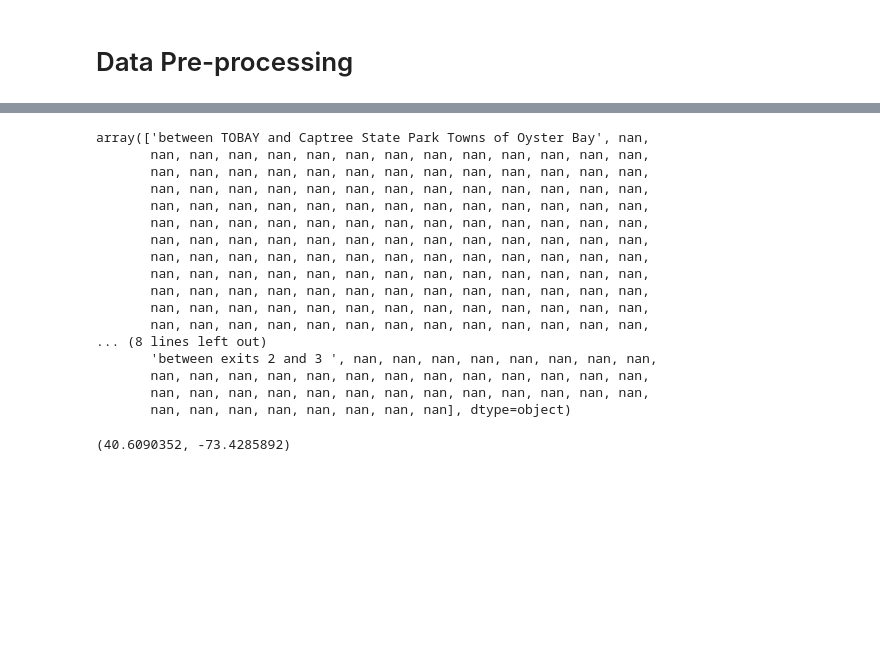
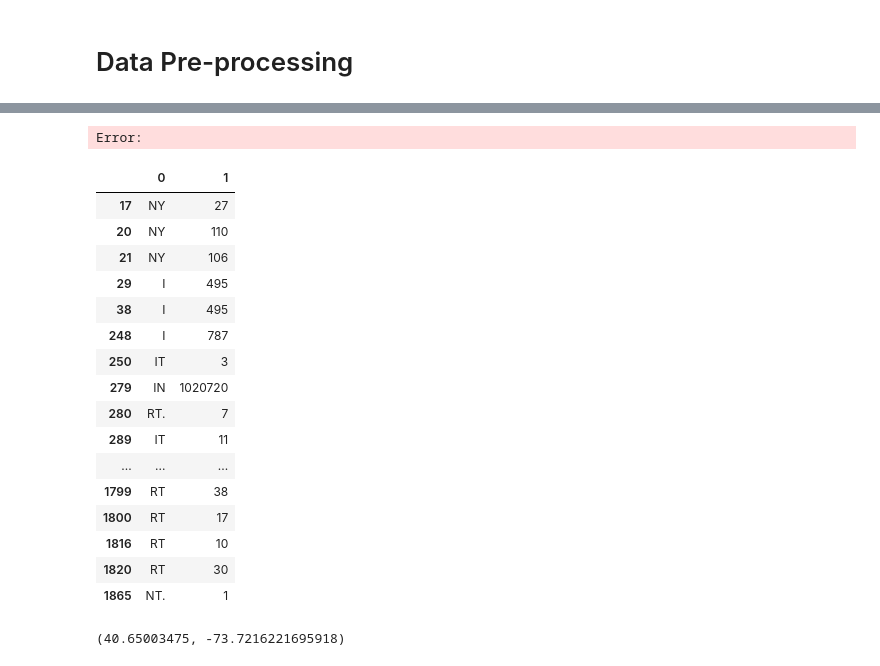
Before and after one commit to AVelaryon/GIS-Exploration, a Jupyter notebook: GISPRoj.ipynb, the cells around one changed output, grey strips where cells are left out. Drawn from its saved outputs; the diff is of its cells as text; code cells hidden in the pictures; blank space fills up the shorter version.

Commit message:
created first regex function for extraction project locations; still having minor issues

```diff
--- a/GISPRoj.ipynb
+++ b/GISPRoj.ipynb
@@ -72,24 +88,36 @@ def get_location(regex: str, data: pd.DataFrame, column: str):
+# %%
+regex = [r'([NYIRtT\.]+)\s?(\d+)',r'([NYIRtT\.]+-\d+)']
+modify_addy(regex, completed_dropped_contruct, completed_dropped_contruct.project_status)
+# %% [output]
+Error:
 # %%
+pd.set_option('display.max_rows', 300)
 regex = r'(\d+\s\w+\s[RAdVEveoOaD]+)'
-regex1 = r'(between\s[\w\s]+and\s[\w\s]+)'
-completed_dropped_contruct.project_status.str.extract(regex1).to_numpy().flatten()
+regex1 = r'(\s[\w\s]+and\s[\w\s]+)'
+regex2 = r'(?<=between\s)([\w\s]+)and([\w\s]+)|(?<=from\s)([\w\s]+)to([\w\s]+)'
+regex3 = r'(?<=FROM\s)([\w\d\s]+)'
+regex4 = r'([NYIRtT\.]+)\s?(\d+)'
+regex5 = r'([NYIRtT\.]+-\d+)'
+# completed_dropped_contruct.project_status.str.replace(regex4, r'\1-\2', regex=True).str.extract(regex5).dropna()
+completed_dropped_contruct.project_title.str.extract(regex4).dropna()
+# completed_dropped_contruct.project_status.str.extract(regex1)
 # for (i, item) in completed_dropped_contruct.public_friendly_description.to_dict().items():
 # completed_dropped_contruct.project_status.to_list()
 # %% [output]
-array(['between TOBAY and Captree State Park Towns of Oyster Bay', nan,
-       nan, nan, nan, nan, nan, nan, nan, nan, nan, nan, nan, nan, nan,
-       nan, nan, nan, nan, nan, nan, nan, nan, nan, nan, nan, nan, nan,
-       nan, nan, nan, nan, nan, nan, nan, nan, nan, nan, nan, nan, nan,
-       nan, nan, nan, nan, nan, nan, nan, nan, nan, nan, nan, nan, nan,
-       nan, nan, nan, nan, nan, nan, nan, nan, nan, nan, nan, nan, nan,
-       nan, nan, nan, nan, nan, nan, nan, nan, nan, nan, nan, nan, nan,
-       nan, nan, nan, nan, nan, nan, nan, nan, nan, nan, nan, nan, nan,
-       nan, nan, nan, nan, nan, nan, nan, nan, nan, nan, nan, nan, nan,
-       nan, nan, nan, nan, nan, nan, nan, nan, nan, nan, nan, nan, nan,
-       nan, nan, nan, nan, nan, nan, nan, nan, nan, nan, nan, nan, nan,
-       nan, nan, nan, nan, nan, nan, nan, nan, nan, nan, nan, nan, nan,
-... (8 lines left out)
-       'between exits 2 and 3 ', nan, nan, nan, nan, nan, nan, nan, nan,
-       nan, nan, nan, nan, nan, nan, nan, nan, nan, nan, nan, nan, nan,
-       nan, nan, nan, nan, nan, nan, nan, nan, nan, nan, nan, nan, nan,
-       nan, nan, nan, nan, nan, nan, nan, nan], dtype=object)
+|  | 0 | 1 |
+| 17 | NY | 27 |
+| 20 | NY | 110 |
+| 21 | NY | 106 |
+| 29 | I | 495 |
+| 38 | I | 495 |
+| 248 | I | 787 |
+| 250 | IT | 3 |
+| 279 | IN | 1020720 |
+| 280 | RT. | 7 |
+| 289 | IT | 11 |
+| ... | ... | ... |
+| 1799 | RT | 38 |
+| 1800 | RT | 17 |
+| 1816 | RT | 10 |
+| 1820 | RT | 30 |
+| 1865 | NT. | 1 |
@@ -99,4 +123,0 @@ location = geolocator.geocode('town of oyster bay tobay beach')
-# %%
-location.latitude, location.longitude
-# %% [output]
-(40.6090352, -73.4285892)
@@ -102,0 +130,6 @@ location.latitude, location.longitude
+# %%
+# (40.725655661915994, -73.48212140083024)
+# (41.83837881610213, -74.66925289088041)
+location.latitude, location.longitude
+# %% [output]
+(40.65003475, -73.7216221695918)
```
Also changed, not shown: parts of 6 cells of this notebook.
